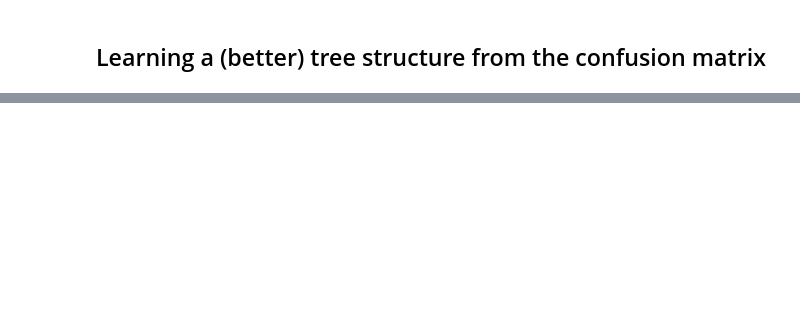
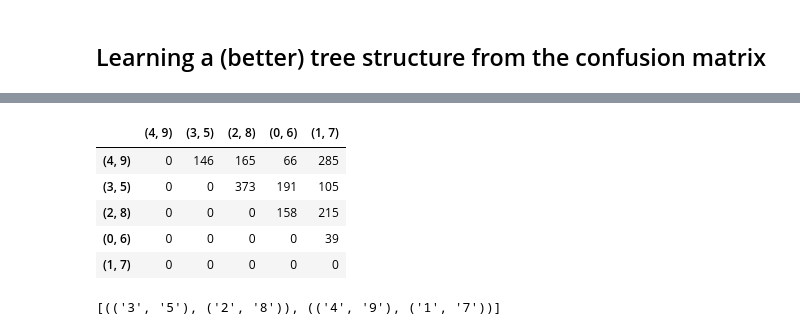
Before and after one commit to MaxHalford/myriade, a Jupyter notebook: Workbench.ipynb, the cells around one changed output, grey strips where cells are left out. Saved outputs shown, nothing was run; the diff lists cells and outputs as text; code cells hidden in the pictures; blank space fills up the shorter version.

```diff
--- a/Workbench.ipynb
+++ b/Workbench.ipynb
@@ -70,0 +119,24 @@ tree
+# %%
+errors = np.triu(confusion + confusion.T, k=1)
+errors_df = pd.DataFrame(errors, index=confusion.index, columns=confusion.columns)
+errors_df
+# %% [output]
+|  | (4, 9) | (3, 5) | (2, 8) | (0, 6) | (1, 7) |
+| (4, 9) | 0 | 146 | 165 | 66 | 285 |
+| (3, 5) | 0 | 0 | 373 | 191 | 105 |
+| (2, 8) | 0 | 0 | 0 | 158 | 215 |
+| (0, 6) | 0 | 0 | 0 | 0 | 39 |
+| (1, 7) | 0 | 0 | 0 | 0 | 0 |
+# %%
+level2 = []
+errors_tmp = errors.copy()
+while errors_tmp.any():
+    i, j = np.unravel_index(np.argmax(errors_tmp), errors_tmp.shape)
+    errors_tmp[i, :] = 0
+    errors_tmp[:, i] = 0
+    errors_tmp[j, :] = 0
+    errors_tmp[:, j] = 0
+    level2.append((pairs[i], pairs[j]))
+level2
+# %% [output]
+[(('3', '5'), ('2', '8')), (('4', '9'), ('1', '7'))]
```
Also changed, not shown: parts of 11 cells of this notebook, 16 other files.
